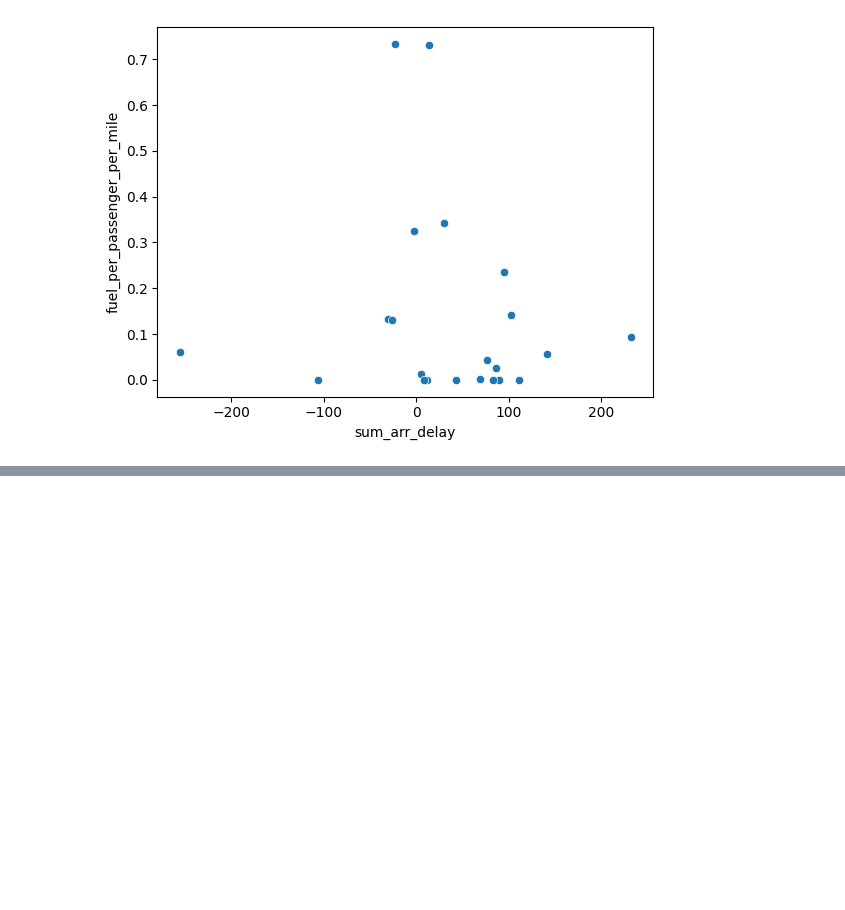
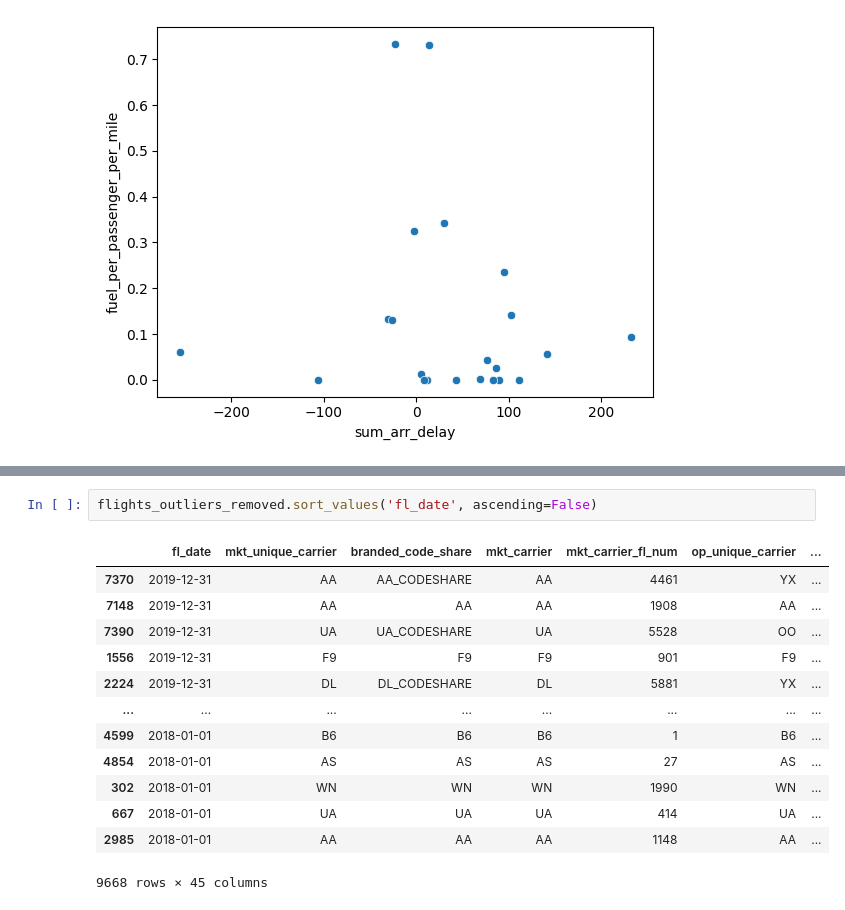
Before and after one commit to anzhgrdva/Predicting_Flight_Delays, a Jupyter notebook: EDA/exploratory_analysis_1-5.ipynb, the cells around one changed output, grey strips where cells are left out. Cells and saved outputs as stored; diff of their text form; blank space fills up the shorter version.

```diff
--- a/EDA/exploratory_analysis_1-5.ipynb
+++ b/EDA/exploratory_analysis_1-5.ipynb
@@ -1165,0 +1331,16 @@ sns.scatterplot(data=flights_passengers_fuel,x='sum_arr_delay',y='fuel_per_passe
+# %%
+flights_outliers_removed.sort_values('fl_date', ascending=False)
+# %% [output]
+|  | fl_date | mkt_unique_carrier | branded_code_share | mkt_carrier | mkt_carrier_fl_num | op_unique_carrier | ... |
+| 7370 | 2019-12-31 | AA | AA_CODESHARE | AA | 4461 | YX | ... |
+| 7148 | 2019-12-31 | AA | AA | AA | 1908 | AA | ... |
+| 7390 | 2019-12-31 | UA | UA_CODESHARE | UA | 5528 | OO | ... |
+| 1556 | 2019-12-31 | F9 | F9 | F9 | 901 | F9 | ... |
+| 2224 | 2019-12-31 | DL | DL_CODESHARE | DL | 5881 | YX | ... |
+| ... | ... | ... | ... | ... | ... | ... | ... |
+| 4599 | 2018-01-01 | B6 | B6 | B6 | 1 | B6 | ... |
+| 4854 | 2018-01-01 | AS | AS | AS | 27 | AS | ... |
+| 302 | 2018-01-01 | WN | WN | WN | 1990 | WN | ... |
+| 667 | 2018-01-01 | UA | UA | UA | 414 | UA | ... |
+| 2985 | 2018-01-01 | AA | AA | AA | 1148 | AA | ... |
+9668 rows × 45 columns
```
Also changed, not shown: parts of 31 cells of this notebook.
